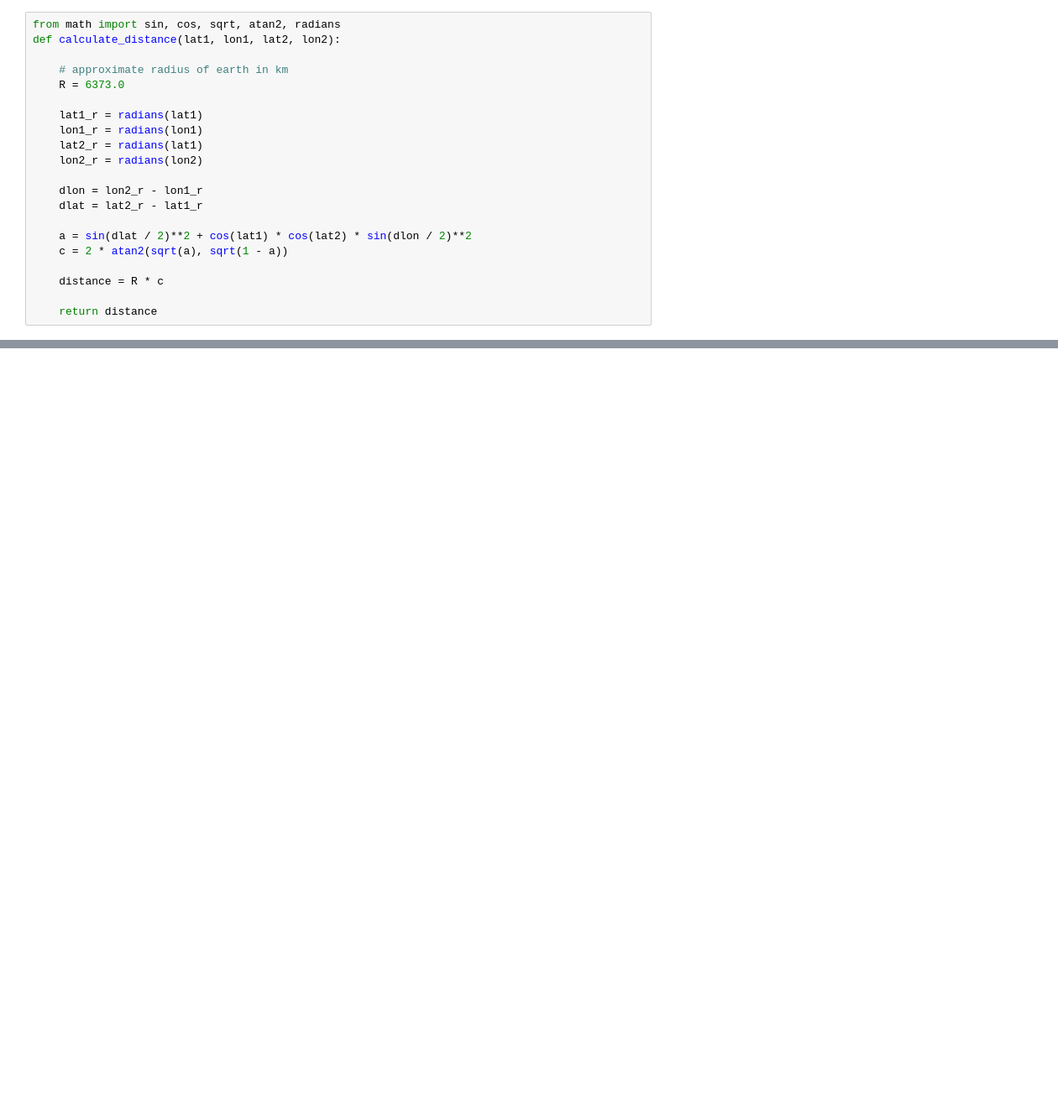
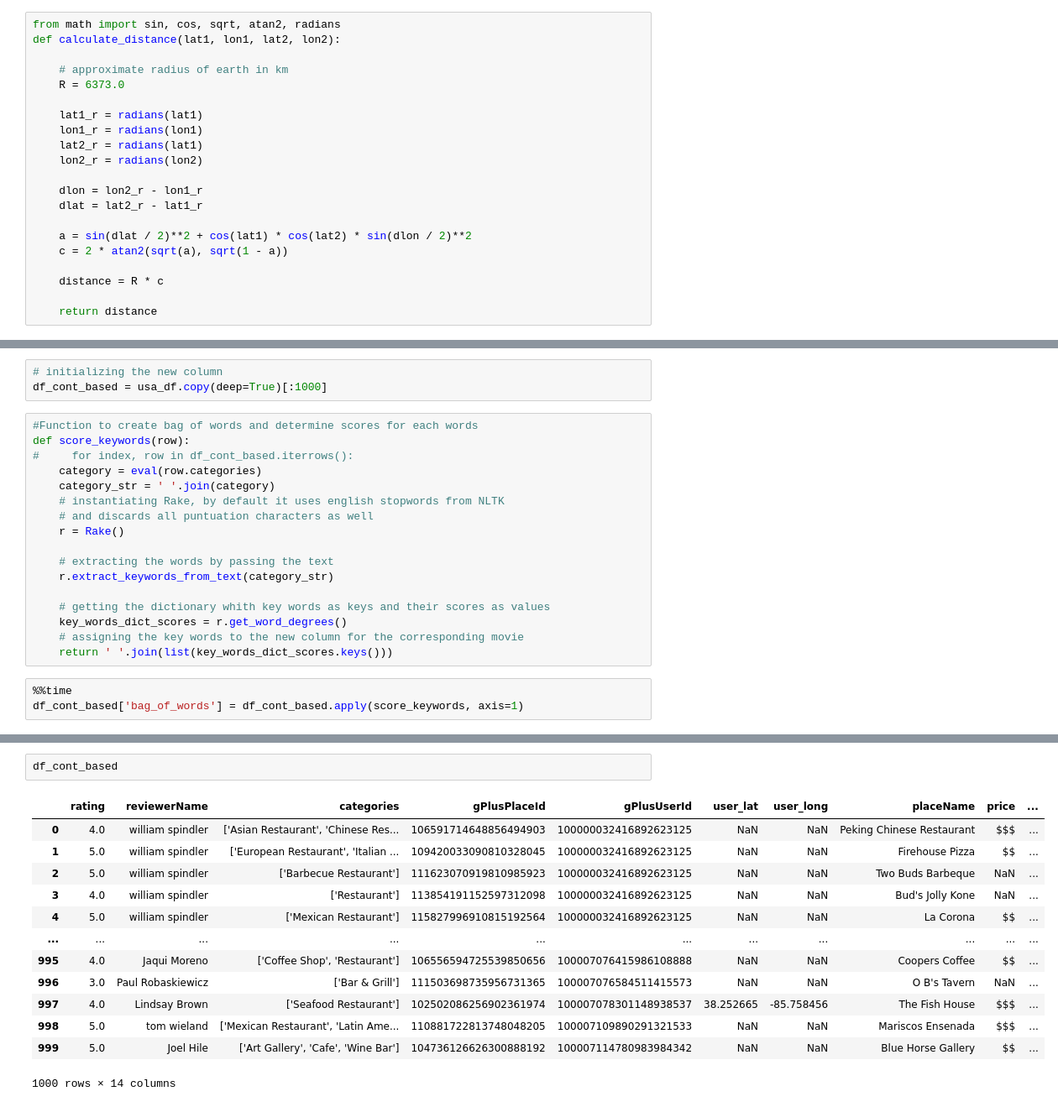
Before and after one commit to Huang-W/google-local-reviews, a Jupyter notebook: recsys_1.ipynb, the cells around one changed output, grey strips where cells are left out. Shown at 84% size. Drawn from its saved outputs; the diff is of its cells as text; blank space fills up the shorter version.

Commit message:
Added content based recommendation

```diff
--- a/recsys_1.ipynb
+++ b/recsys_1.ipynb
@@ -333,0 +345,23 @@ Wall time: 208 ms
+# %%
+# initializing the new column
+df_cont_based = usa_df.copy(deep=True)[:1000]
+# %%
+#Function to create bag of words and determine scores for each words
+def score_keywords(row):
+#     for index, row in df_cont_based.iterrows():
+    category = eval(row.categories)
+    category_str = ' '.join(category)
+    # instantiating Rake, by default it uses english stopwords from NLTK
+    # and discards all puntuation characters as well
+    r = Rake()
+
+    # extracting the words by passing the text
+    r.extract_keywords_from_text(category_str)
+
+    # getting the dictionary whith key words as keys and their scores as values
+    key_words_dict_scores = r.get_word_degrees()
+    # assigning the key words to the new column for the corresponding movie
+    return ' '.join(list(key_words_dict_scores.keys()))
+# %%
+%%time
+df_cont_based['bag_of_words'] = df_cont_based.apply(score_keywords, axis=1)
@@ -333,0 +371,16 @@ Wall time: 208 ms
+# %%
+df_cont_based
+# %% [output]
+|  | rating | reviewerName | categories | gPlusPlaceId | gPlusUserId | user_lat | user_long | placeName | price | ... |
+| 0 | 4.0 | william spindler | ['Asian Restaurant', 'Chinese Res... | 106591714648856494903 | 100000032416892623125 | NaN | NaN | Peking Chinese Restaurant | $$$ | ... |
+| 1 | 5.0 | william spindler | ['European Restaurant', 'Italian ... | 109420033090810328045 | 100000032416892623125 | NaN | NaN | Firehouse Pizza | $$ | ... |
+| 2 | 5.0 | william spindler | ['Barbecue Restaurant'] | 111623070919810985923 | 100000032416892623125 | NaN | NaN | Two Buds Barbeque | NaN | ... |
+| 3 | 4.0 | william spindler | ['Restaurant'] | 113854191152597312098 | 100000032416892623125 | NaN | NaN | Bud's Jolly Kone | NaN | ... |
+| 4 | 5.0 | william spindler | ['Mexican Restaurant'] | 115827996910815192564 | 100000032416892623125 | NaN | NaN | La Corona | $$ | ... |
+| ... | ... | ... | ... | ... | ... | ... | ... | ... | ... | ... |
+| 995 | 4.0 | Jaqui Moreno | ['Coffee Shop', 'Restaurant'] | 106556594725539850656 | 100007076415986108888 | NaN | NaN | Coopers Coffee | $$ | ... |
+| 996 | 3.0 | Paul Robaskiewicz | ['Bar & Grill'] | 111503698735956731365 | 100007076584511415573 | NaN | NaN | O B's Tavern | NaN | ... |
+| 997 | 4.0 | Lindsay Brown | ['Seafood Restaurant'] | 102502086256902361974 | 100007078301148938537 | 38.252665 | -85.758456 | The Fish House | $$$ | ... |
+| 998 | 5.0 | tom wieland | ['Mexican Restaurant', 'Latin Ame... | 110881722813748048205 | 100007109890291321533 | NaN | NaN | Mariscos Ensenada | $$$ | ... |
+| 999 | 5.0 | Joel Hile | ['Art Gallery', 'Cafe', 'Wine Bar'] | 104736126626300888192 | 100007114780983984342 | NaN | NaN | Blue Horse Gallery | $$ | ... |
+1000 rows × 14 columns
```
Also changed, not shown: parts of 26 cells of this notebook.
